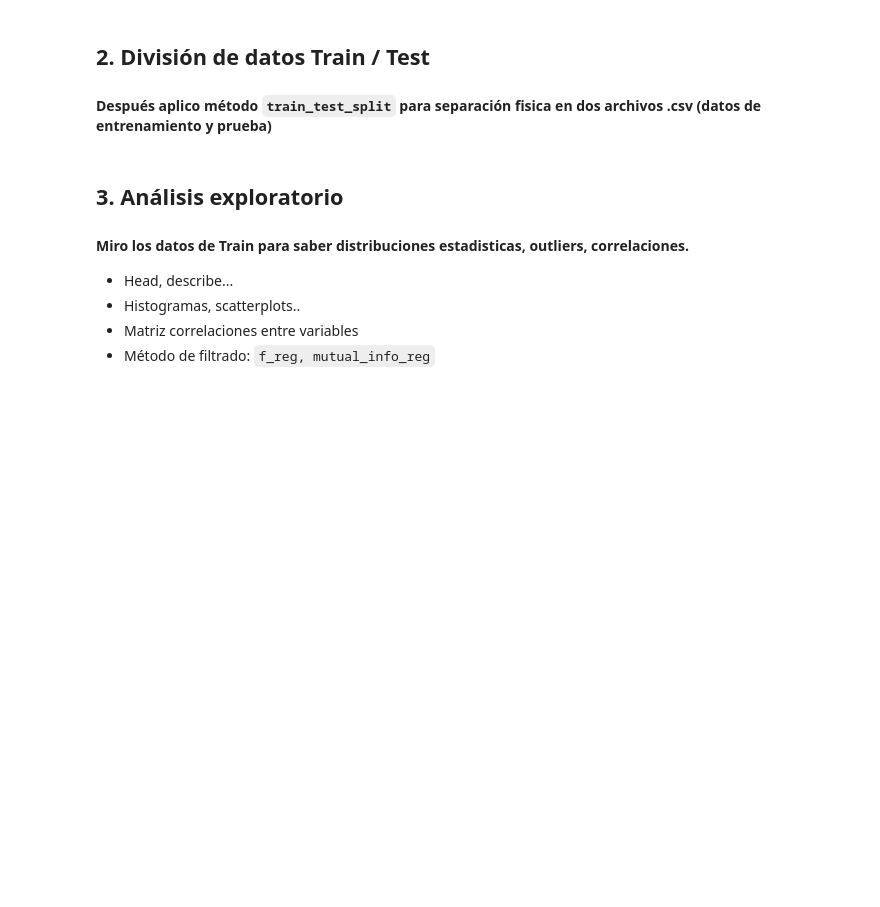
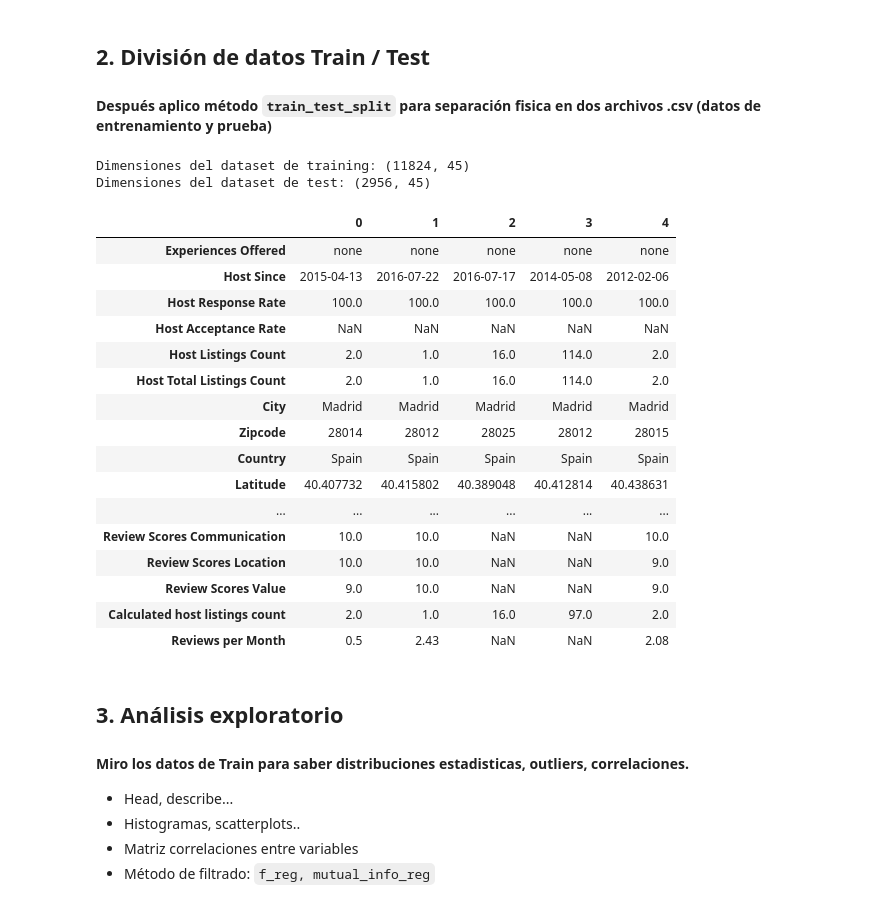
Before and after one commit to mariaeugenia-alvarez/hands-on-coding-machine-learning-project, a Jupyter notebook: ml-airbnb.ipynb, the cells around one changed output. Cells and saved outputs as stored; diff of their text form; code cells hidden in the pictures; blank space fills up the shorter version.

Commit message:
chore(chore/data-preprocessing): separete train & test

```diff
--- a/ml-airbnb.ipynb
+++ b/ml-airbnb.ipynb
@@ -67,6 +67,42 @@ Dataset después de limpieza: (14780, 45)
 # %% [markdown]
 ## 2. División de datos Train / Test
 #### Después aplico método `train_test_split` para separación fisica en dos archivos .csv (datos de entrenamiento y prueba)
+# %%
+from sklearn.model_selection import train_test_split
+
+train, test = train_test_split(cleaned_data, test_size=0.2, shuffle=True, random_state=0)
+
+print(f'Dimensiones del dataset de training: {train.shape}')
+print(f'Dimensiones del dataset de test: {test.shape}')
+
+# Guardamos
+train.to_csv('airbnb-listings-extract-train.csv', sep=';', decimal='.', index=False)
+test.to_csv('airbnb-listings-extract-test.csv', sep=';', decimal='.', index=False)
+
+# Trabajo sólo con el dataset de train
+
+pretrain_data = pd.read_csv('airbnb-listings-extract-train.csv', sep=';', decimal='.')
+pretrain_data.head(5).T
+# %% [output]
+Dimensiones del dataset de training: (11824, 45)
+Dimensiones del dataset de test: (2956, 45)
+|  | 0 | 1 | 2 | 3 | 4 |
+| Experiences Offered | none | none | none | none | none |
+| Host Since | 2015-04-13 | 2016-07-22 | 2016-07-17 | 2014-05-08 | 2012-02-06 |
+| Host Response Rate | 100.0 | 100.0 | 100.0 | 100.0 | 100.0 |
+| Host Acceptance Rate | NaN | NaN | NaN | NaN | NaN |
+| Host Listings Count | 2.0 | 1.0 | 16.0 | 114.0 | 2.0 |
+| Host Total Listings Count | 2.0 | 1.0 | 16.0 | 114.0 | 2.0 |
+| City | Madrid | Madrid | Madrid | Madrid | Madrid |
+| Zipcode | 28014 | 28012 | 28025 | 28012 | 28015 |
+| Country | Spain | Spain | Spain | Spain | Spain |
+| Latitude | 40.407732 | 40.415802 | 40.389048 | 40.412814 | 40.438631 |
+| ... | ... | ... | ... | ... | ... |
+| Review Scores Communication | 10.0 | 10.0 | NaN | NaN | 10.0 |
+| Review Scores Location | 10.0 | 10.0 | NaN | NaN | 9.0 |
+| Review Scores Value | 9.0 | 10.0 | NaN | NaN | 9.0 |
+| Calculated host listings count | 2.0 | 1.0 | 16.0 | 97.0 | 2.0 |
+| Reviews per Month | 0.5 | 2.43 | NaN | NaN | 2.08 |
 # %% [markdown]
 ## 3. Análisis exploratorio
 #### Miro los datos de Train para saber distribuciones estadisticas, outliers, correlaciones.
```
Also changed, not shown: 4 other files.
